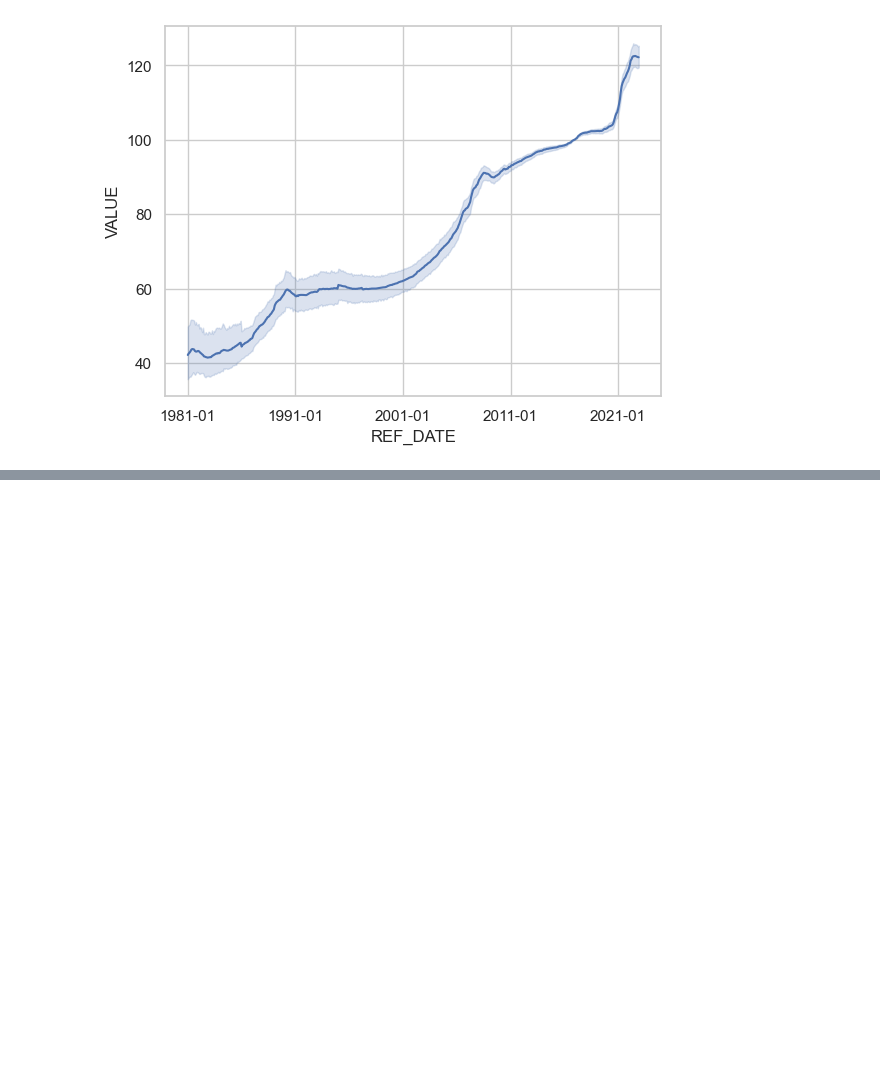
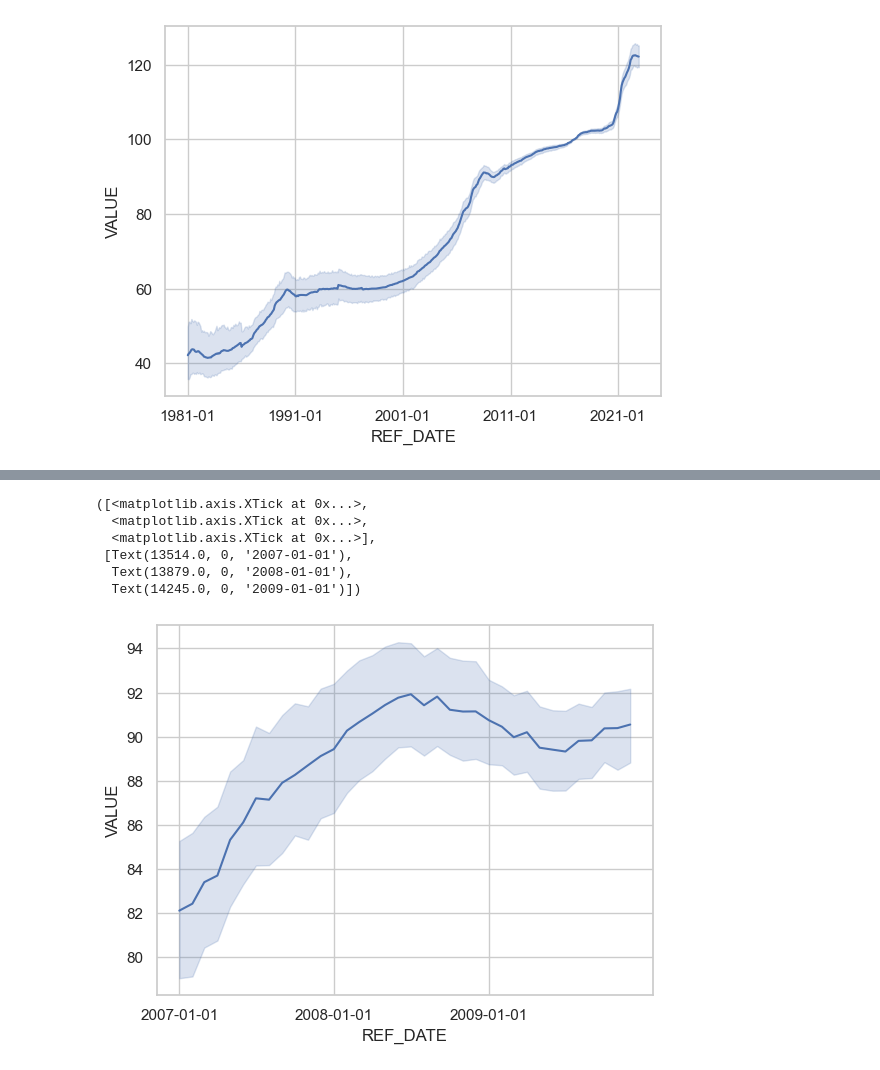
Before and after one commit to ubco-W2022T2-data301/project-group-group-2, a Jupyter notebook: analysis/analysis1.ipynb, the cells around one changed output, grey strips where cells are left out. Cells and saved outputs as stored; diff of their text form; code cells hidden in the pictures; blank space fills up the shorter version.

```diff
--- a/analysis/analysis1.ipynb
+++ b/analysis/analysis1.ipynb
@@ -146,3 +146,9 @@ plt.xticks(["1981-01","1991-01","2001-01","2011-01","2021-01"])
   Text(360.0, 0, '2011-01'),
   Text(480.0, 0, '2021-01')])
 [figure]
+# %%
+df_index_2007_2010 = df_index_year_month.reset_index()
+df_index_2007_2010['REF_DATE'] = pd.to_datetime(df_index_2007_2010['REF_DATE'])
+df_index_2007_2010_fil = df_index_2007_2010.loc[(df_index_2007_2010['REF_DATE'] >= '2007-01-01')
+                     & (df_index_2007_2010['REF_DATE'] < '2010-01-01')]
+df_index_2007_2010_fil
@@ -148,0 +169,11 @@ plt.xticks(["1981-01","1991-01","2001-01","2011-01","2021-01"])
+# %%
+df_index_graph_2007_2010 = sns.lineplot(data=df_index_2007_2010_fil, x= df_index_2007_2010_fil["REF_DATE"], y= df_index_2007_2010_fil["VALUE"])
+plt.xticks(["2007-01-01","2008-01-01","2009-01-01"])
+# %% [output]
+([<matplotlib.axis.XTick at 0x...>,
+  <matplotlib.axis.XTick at 0x...>,
+  <matplotlib.axis.XTick at 0x...>],
+ [Text(13514.0, 0, '2007-01-01'),
+  Text(13879.0, 0, '2008-01-01'),
+  Text(14245.0, 0, '2009-01-01')])
+[figure, added]
```
Also changed, not shown: parts of 6 cells of this notebook, 2 other files.
